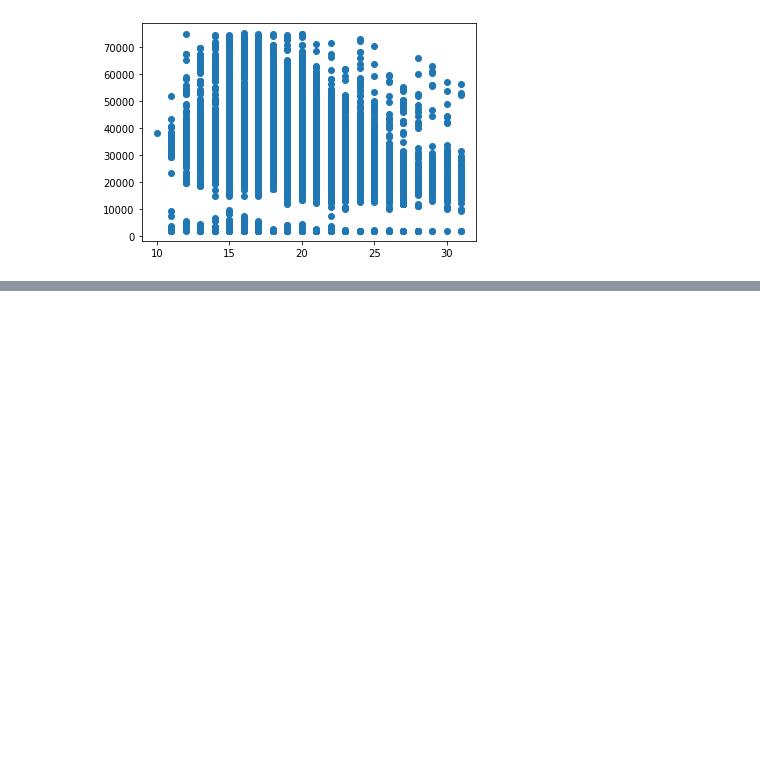
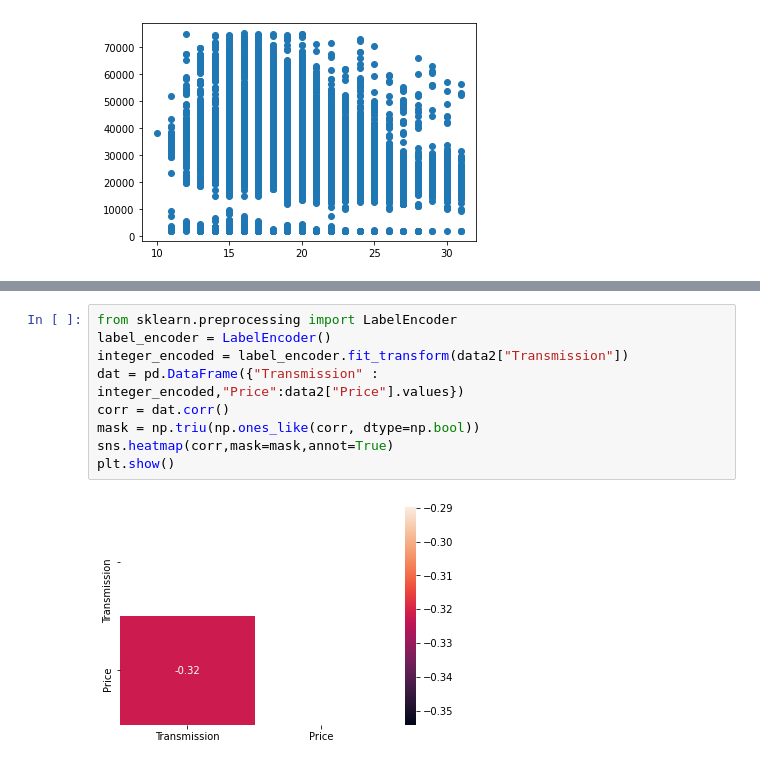
Before and after one commit to KondapiPraveen/Machine-Learning-Project, a Jupyter notebook: MLProject.ipynb, the cells around one changed output, grey strips where cells are left out. Cells and saved outputs as stored; diff of their text form; blank space fills up the shorter version.

```diff
--- a/MLProject.ipynb
+++ b/MLProject.ipynb
@@ -309,0 +332,11 @@ plt.scatter(data2["MPG-C"],data2["Price"])
+# %%
+from sklearn.preprocessing import LabelEncoder
+label_encoder = LabelEncoder()
+integer_encoded = label_encoder.fit_transform(data2["Transmission"])
+dat = pd.DataFrame({"Transmission" : integer_encoded,"Price":data2["Price"].values})
+corr = dat.corr()
+mask = np.triu(np.ones_like(corr, dtype=np.bool))
+sns.heatmap(corr,mask=mask,annot=True)
+plt.show()
+# %% [output]
+[figure, added]
```
Also changed, not shown: parts of 22 cells of this notebook.
